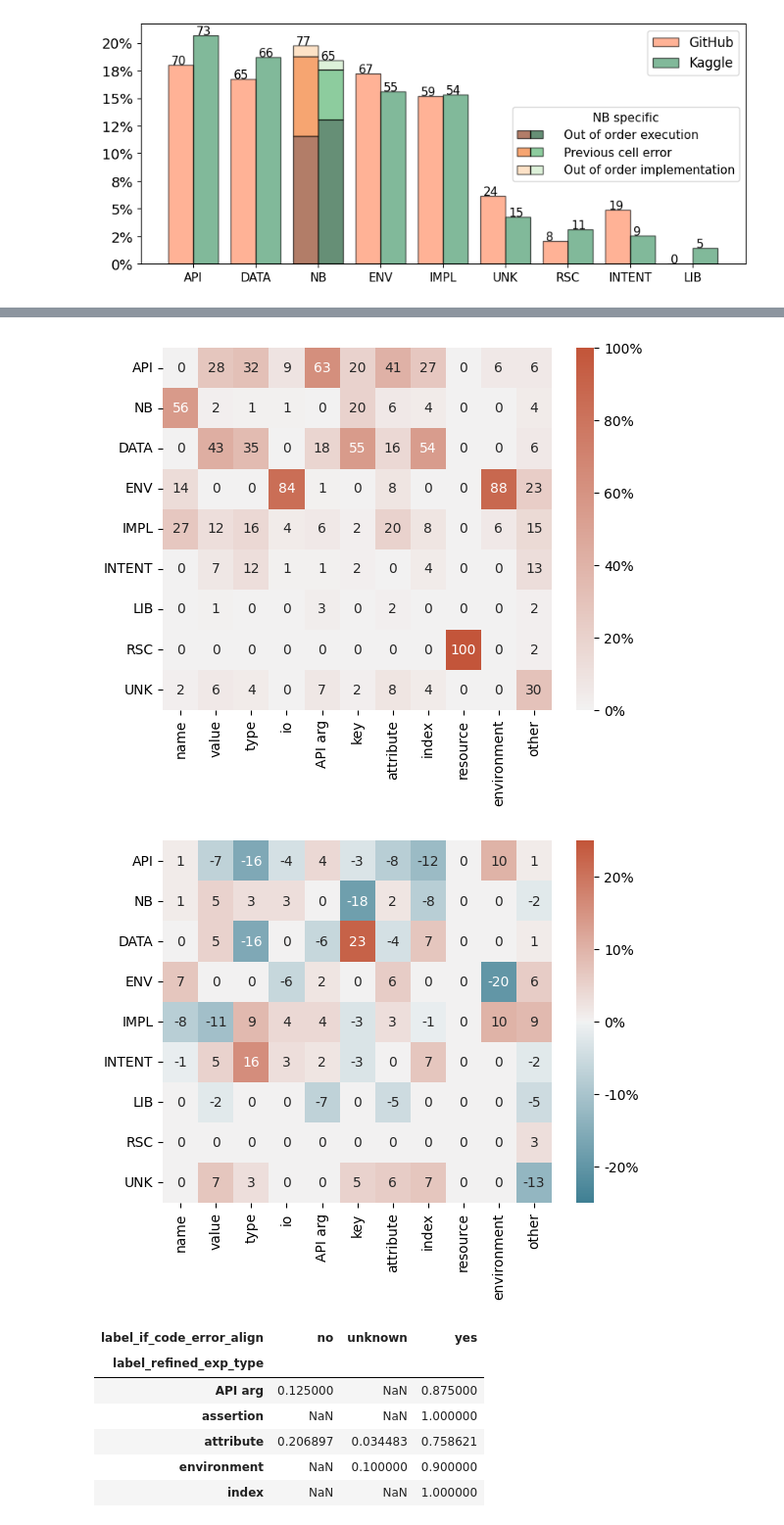
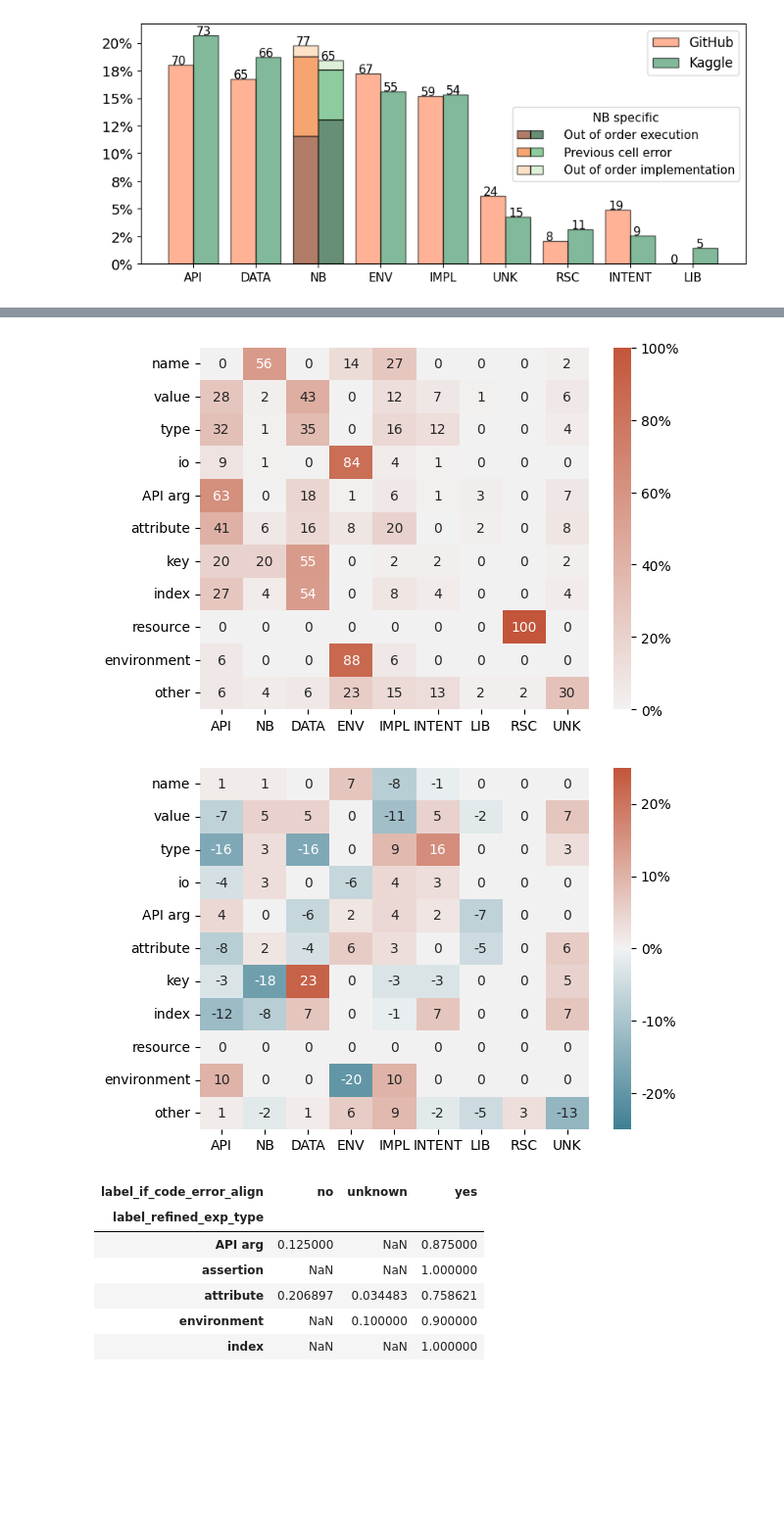
Before and after one commit to PELAB-LiU/jupyter_nbs_empirical, a Jupyter notebook: notebook_error_analysis-manual_labels_plots_rqs.ipynb, the cells around one changed output, grey strips where cells are left out. Shown at 98% size. Saved outputs shown, nothing was run; the diff lists cells and outputs as text; code cells hidden in the pictures; blank space fills up the shorter version.

Commit message:
flip plots of exp-rc

```diff
--- a/notebook_error_analysis-manual_labels_plots_rqs.ipynb
+++ b/notebook_error_analysis-manual_labels_plots_rqs.ipynb
@@ -483,28 +483,28 @@ df_grouped_g = (df_grouped_g.T/df_grouped_g.sum(axis=1)).fillna(0)
 df_grouped_k = (df_grouped_k.T/df_grouped_k.sum(axis=1)).fillna(0)
 # %%
 import seaborn as sns
-
+# f,(ax1) = plt.subplots(1, 1, figsize=(7, 5))
 # plot the heatmap for the combined dataset, rc and exp relationship in percentages
 rc_new = [rc2abbr[x] for x in df_grouped.index]
-s = sns.heatmap((df_grouped*100).round(0).astype(int), fmt = "d", cbar_kws={'format': '%d%%'},
-                annot=True, yticklabels=rc_new,
+s = sns.heatmap((df_grouped*100).round(0).astype(int).T, fmt = "d", cbar_kws={'format': '%d%%'},
+                annot=True, xticklabels=rc_new,
                 cmap=cm_dp,# "vlag",
                 center=0)
 s.set(xlabel='', ylabel='')
-# s.figure.savefig(r"C:\Users\yirwa29\OneDrive - Linköpings universitet\SAProject\Paper2/exp_rc_combined.pdf", bbox_inches='tight')
+s.figure.savefig(r"C:\Users\yirwa29\OneDrive - Linköpings universitet\SAProject\Paper2/exp_rc_combined.pdf", bbox_inches='tight')
 plt.show()
 
 # plot the heatmap for the differences in percentages
-s = sns.heatmap(((df_grouped_g-df_grouped_k)*100).round(0).astype(int), fmt = "d", cbar_kws={'format': '%d%%'},
-                annot=True, yticklabels=rc_new,
+s = sns.heatmap(((df_grouped_g-df_grouped_k)*100).round(0).astype(int).T, fmt = "d", cbar_kws={'format': '%d%%'},
+                annot=True, xticklabels=rc_new,
                 cmap=cm_dp,# "vlag",
                 center=0, vmin=-25, vmax=25)
 s.set(xlabel='', ylabel='')
-# s.figure.savefig(r"C:\Users\yirwa29\OneDrive - Linköpings universitet\SAProject\Paper2/exp_rc_diff.pdf", bbox_inches='tight')
+s.figure.savefig(r"C:\Users\yirwa29\OneDrive - Linköpings universitet\SAProject\Paper2/exp_rc_diff.pdf", bbox_inches='tight')
 plt.show()
 # %% [output]
-[figure, old version]
+[figure, new version]
-[figure, old version]
+[figure, new version]
 # %%
 # relationship between if_code_error_align and exception types
 
```
Also changed, not shown: parts of 6 cells of this notebook.
